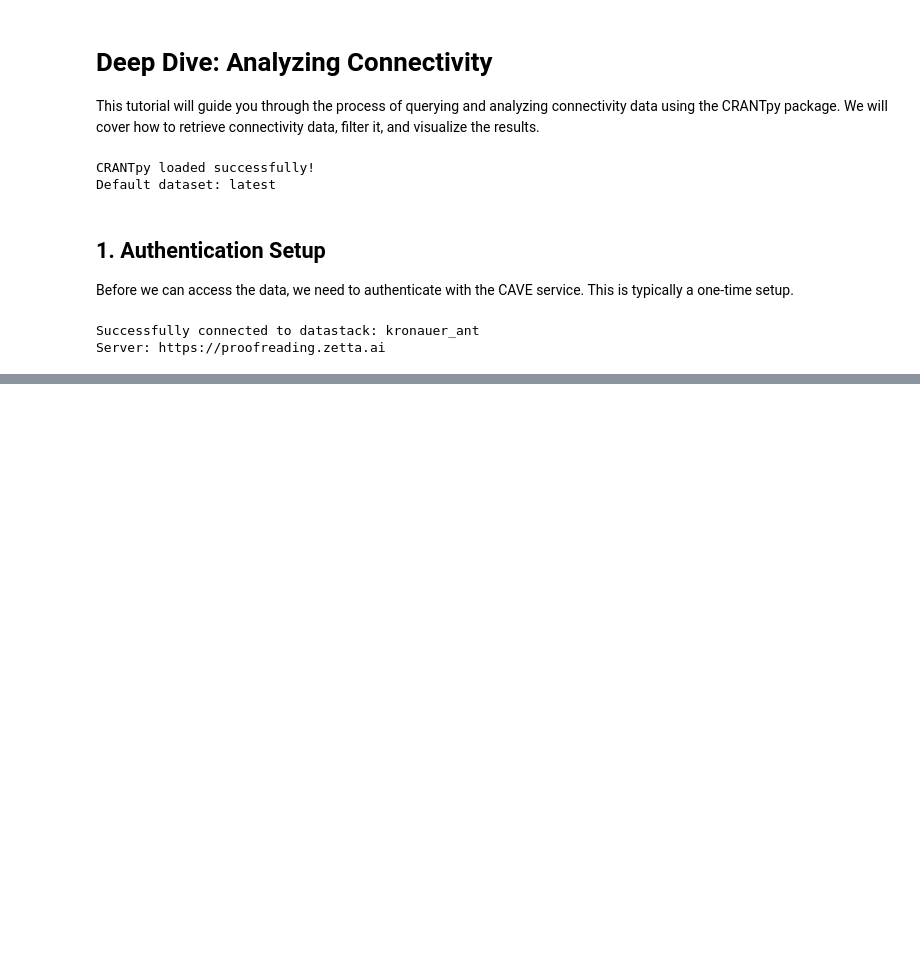
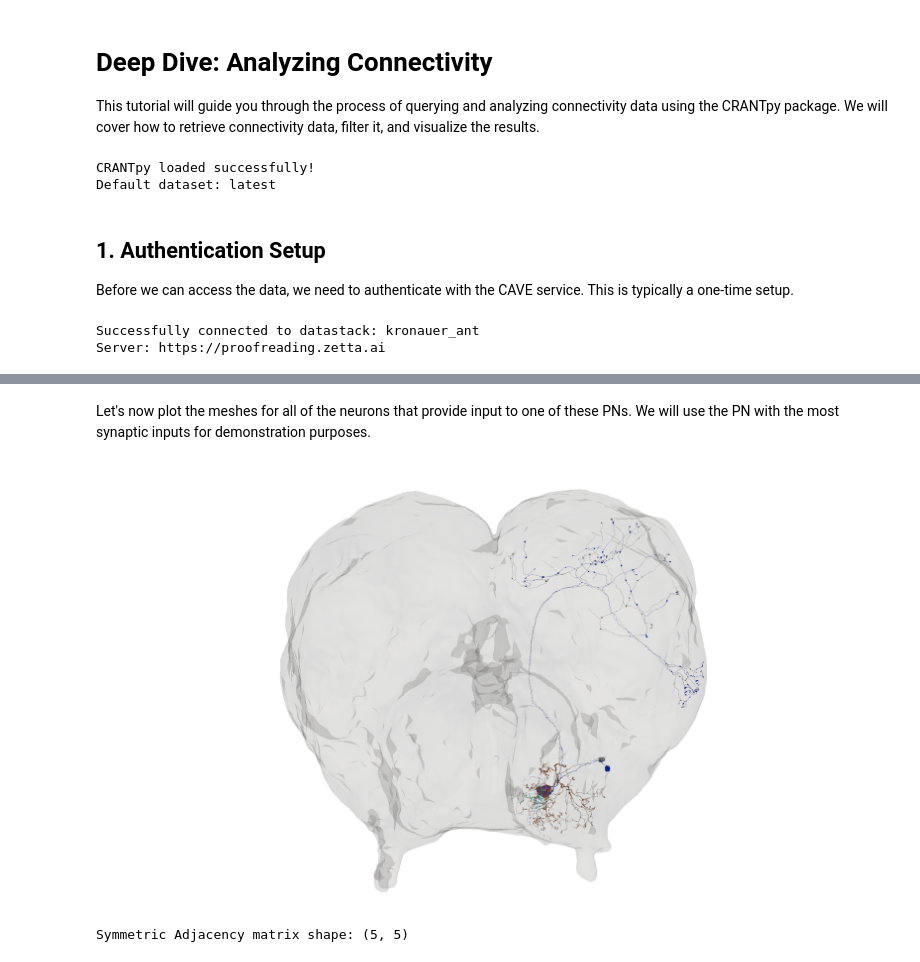
Before and after one commit to Social-Evolution-and-Behavior/crantpy, a Jupyter notebook: docs/deep_dive/connectivity.ipynb, the cells around one changed output, grey strips where cells are left out. Cells and saved outputs as stored; diff of their text form; code cells hidden in the pictures; blank space fills up the shorter version.

```diff
--- a/docs/deep_dive/connectivity.ipynb
+++ b/docs/deep_dive/connectivity.ipynb
@@ -38,0 +150,21 @@ Server: https://proofreading.zetta.ai
+# %% [markdown]
+Let's now plot the meshes for all of the neurons that provide input to one of these PNs. We will use the PN with the most synaptic inputs for demonstration purposes.
+# %%
+# Get the ID of the PN with the most inputs
+target_pn_id = int(adjacency.sum(axis=0).idxmax())
+# Get all inputs to this PN
+input_neuron_ids = adjacency.index[adjacency[target_pn_id] > 0].tolist()
+# Combine target PN ID with its inputs
+combined_ids = input_neuron_ids + [target_pn_id]
+# Plot the brain mesh scene
+plotter = cp.get_brain_mesh_scene(combined_ids, backend='static')
+plotter.window_size = (1920, 1080)
+plotter.zoom_camera(1.5)
+plotter.show()
+# %% [output]
+[figure, added]
+# %%
+adjacency = cp.get_adjacency(post_ids=sample_ids, threshold=5, symmetric=True)
+print(f"Symmetric Adjacency matrix shape: {adjacency.shape}")
+# %% [output]
+Symmetric Adjacency matrix shape: (5, 5)
```
Also changed, not shown: parts of 12 cells of this notebook, 1 other file.
